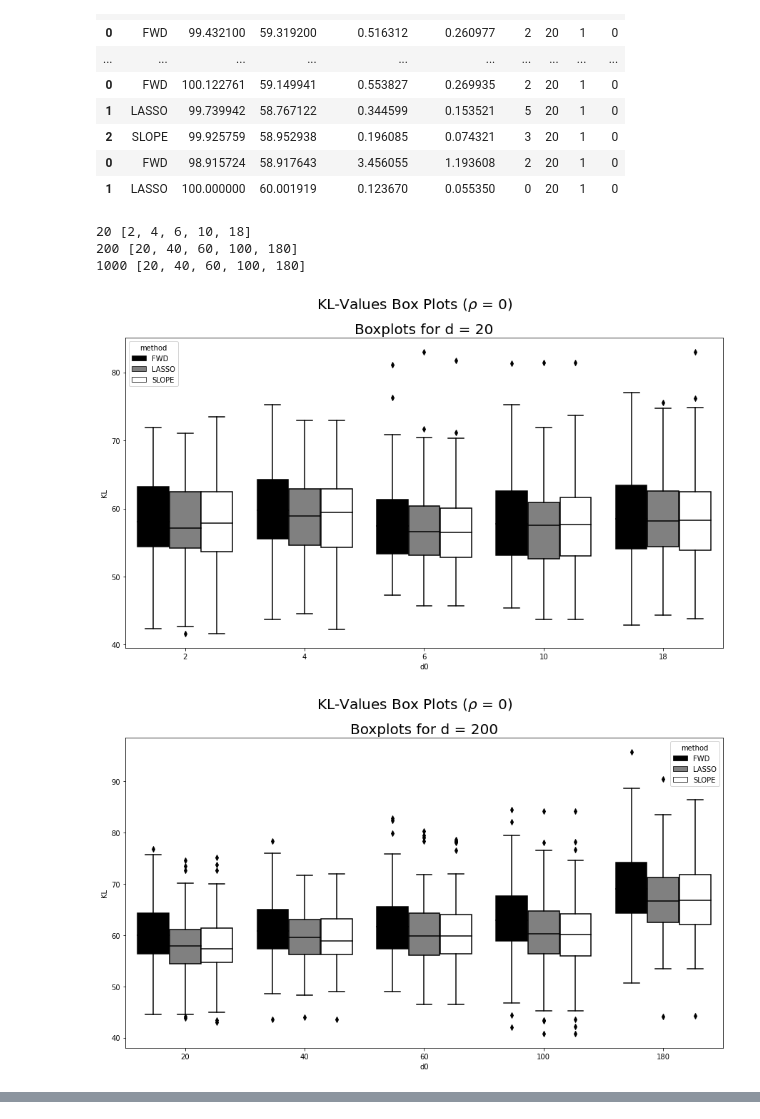
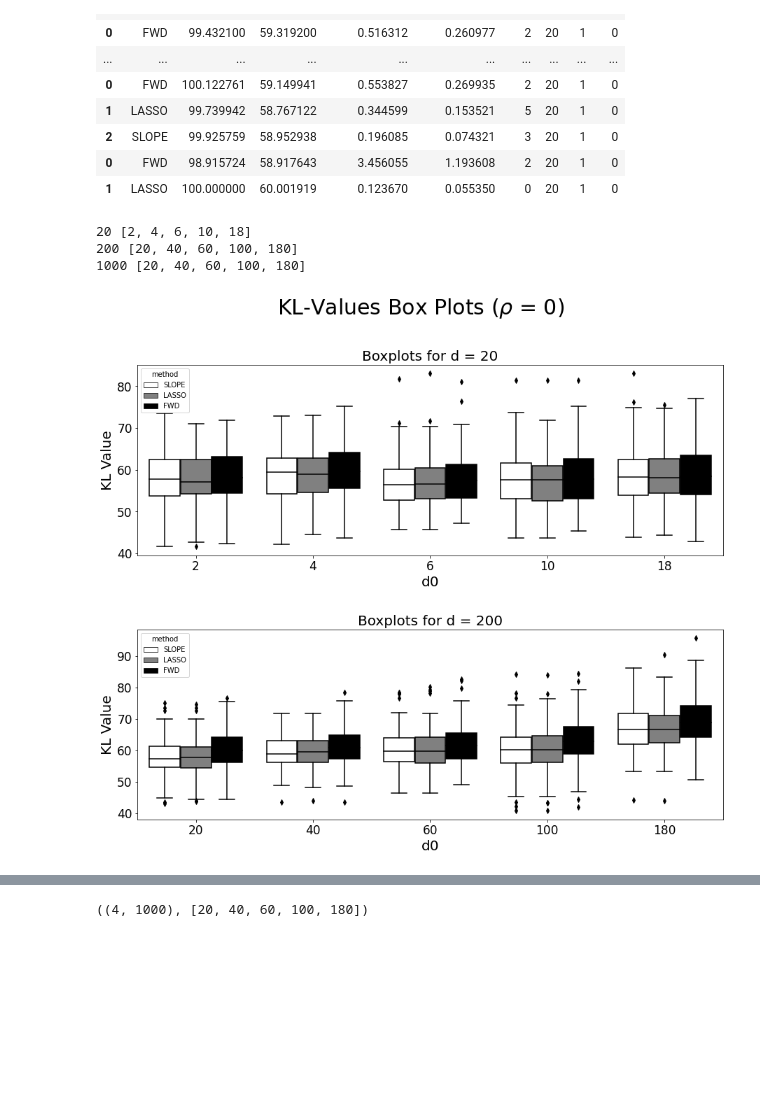
Before and after one commit to Orzilber/Thesis-GLM-FeatureSelection, a Jupyter notebook: Plotting.ipynb, the cells around one changed output, grey strips where cells are left out. Drawn from its saved outputs; the diff is of its cells as text; code cells hidden in the pictures; blank space fills up the shorter version.

Commit message:
Updatin Plots

```diff
--- a/Plotting.ipynb
+++ b/Plotting.ipynb
@@ -103,33 +103,42 @@ final_table.head(50)
 # %%
 import seaborn as sns
 from matplotlib import rc
 # import latex
 # plt.rcParams.update({
 #     "text.usetex": True,
 #     "font.family": "Helvetica"
 # })
+
 # Select what KL to show
+
 KL = 'KL'
 palette ={"SLOPE": "white", "FWD": "black", "LASSO": "grey"}
 for d in sim_settings:
     if d not in [20, 200, 1000]:
         continue
     d0_list = [d0 for ind, d0 in enumerate(sim_settings[d]) if (ind+1) % 2 == 0]
     print(d, d0_list)
     d_table = final_table[(final_table['d'] == d) & (final_table['d0'].isin(d0_list))][['method',KL,'d','size','d0']]
-
-    fig, ax = plt.subplots(figsize = (15,8))
-    fig.suptitle(r'KL-Values Box Plots ($\rho$ = 0)', size = 20)
+    d_table.sort_values(by = 'method', ascending = False, inplace = True)
+    fig, ax = plt.subplots(figsize = (15,5))
+    if d == 20:
+        fig.suptitle(r'KL-Values Box Plots ($\rho$ = 0)', size = 30, y=1.15)
 #     for i in ax:
     sns.boxplot(x = d_table['d0']
                 , y = d_table[KL]
                 , hue = d_table['method']
                 , ax = ax
                 , palette = palette)
     ax.set_title('Boxplots for d = {}'.format(d), size = 20)
+    ax.xaxis.set_tick_params(labelsize=17)
+    ax.yaxis.set_tick_params(labelsize=17)
+    ax.set_xlabel(ax.get_xlabel(), size = 20)
+    ax.set_ylabel('KL Value', size = 20)
+#     ax.set_xticklabels(list(ax.get_xticklabels()), size = 20)
+#     ax.set_yticklabels(list(ax.get_yticklabels()), size = 20)
 # %% [output]
 20 [2, 4, 6, 10, 18]
 200 [20, 40, 60, 100, 180]
 1000 [20, 40, 60, 100, 180]
-[figure, old version]
+[figure, new version]
-[figure, old version]
+[figure, new version]
@@ -137,3 +146,7 @@ for d in sim_settings:
+# %%
+d, d0_list
+# %% [output]
+((4, 1000), [20, 40, 60, 100, 180])
 # %%
 import seaborn as sns
 from matplotlib import rc
```
Also changed, not shown: parts of 2 cells of this notebook, 2 other files.
